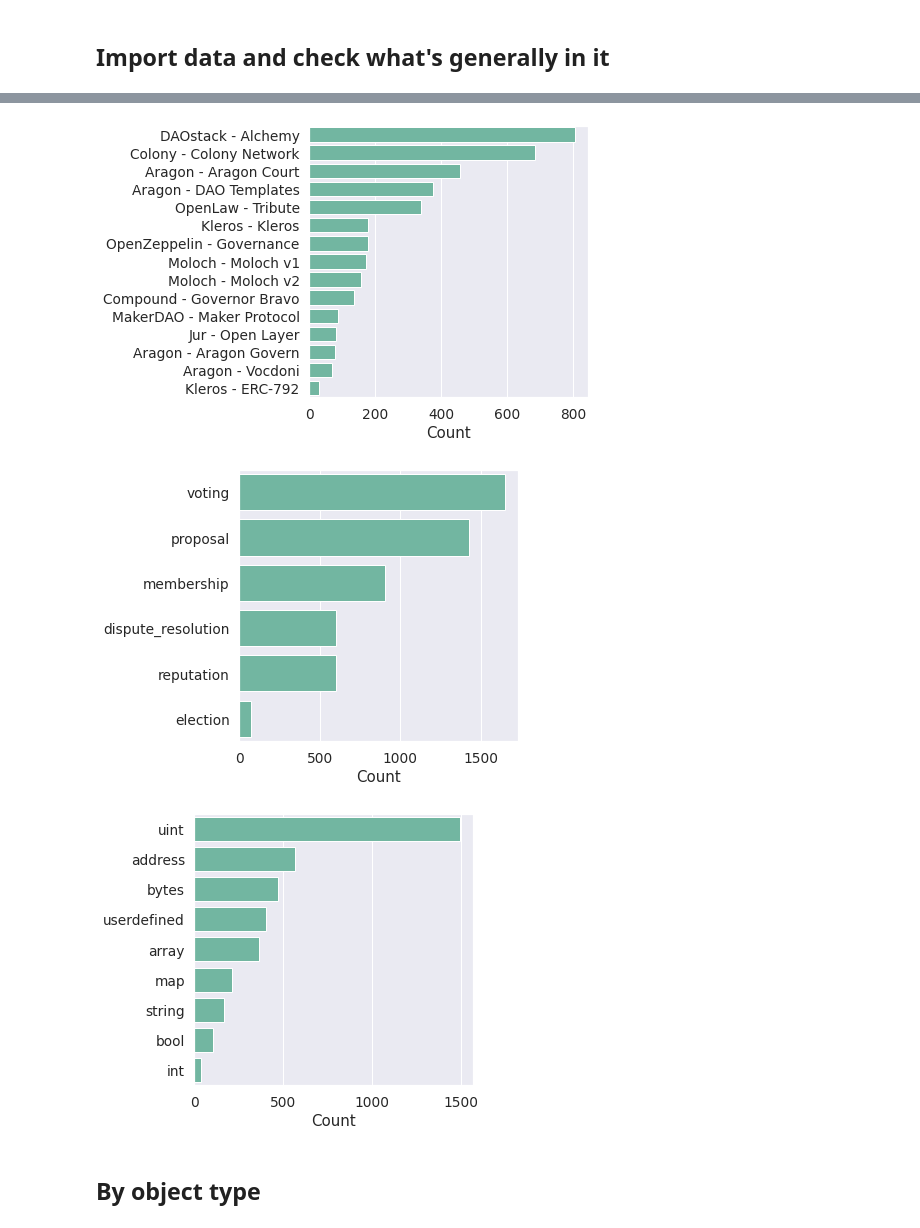
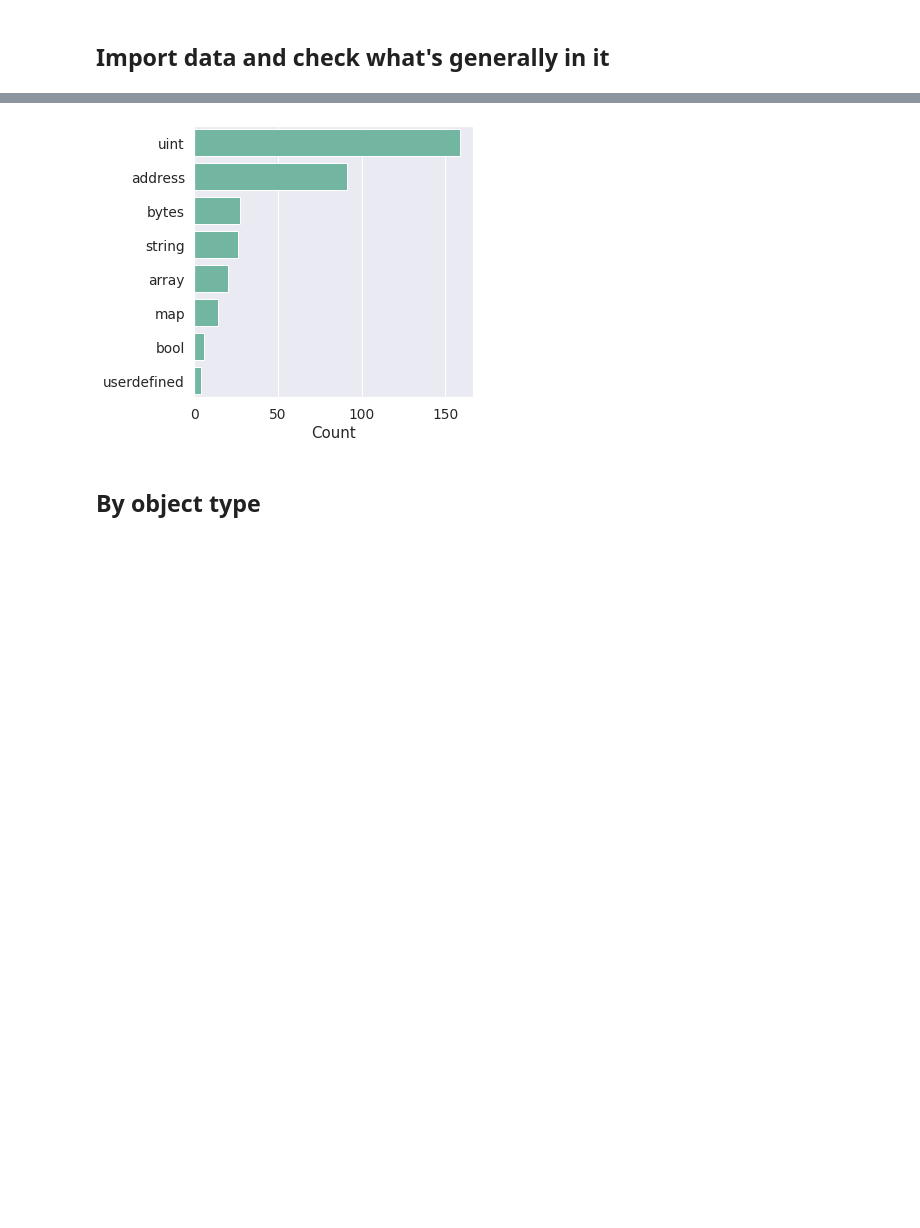
Before and after one commit to metagov/dao-governance-surfaces, a Jupyter notebook: factory_contracts.ipynb, the cells around one changed output, grey strips where cells are left out. Drawn from its saved outputs; the diff is of its cells as text; code cells hidden in the pictures; blank space fills up the shorter version.

```diff
--- a/factory_contracts.ipynb
+++ b/factory_contracts.ipynb
@@ -18,8 +19,9 @@ def plot_coded_column(df, name, label=None):
 # %% [markdown]
 ## Import data and check what's generally in it
 # %%
-data = govbase.load_data_from_contract_tables()
-df_objects, df_params = data.values()
+dir = 'tmp'
+
+df_objects, df_params = load_results_from_files(dir)
 # %%
 df_objects.head()
 # %% [output]
@@ -71,11 +83,9 @@ df_params.head()
 # %%
-plot_coded_column(df_params, 'project')
-plot_coded_column(df_params, 'hand_coding_from_object')
+#plot_coded_column(df_params, 'project')
+#plot_coded_column(df_params, 'coding_keyword_search_from_object')
 plot_coded_column(df_params, 'type_category')
 # %% [output]
-[figure, old version]
+[figure, new version]
-[figure, removed]
-[figure, removed]
 # %% [markdown]
 ## By object type
 # %%
```
Also changed, not shown: parts of 16 cells of this notebook, 8 other files.
